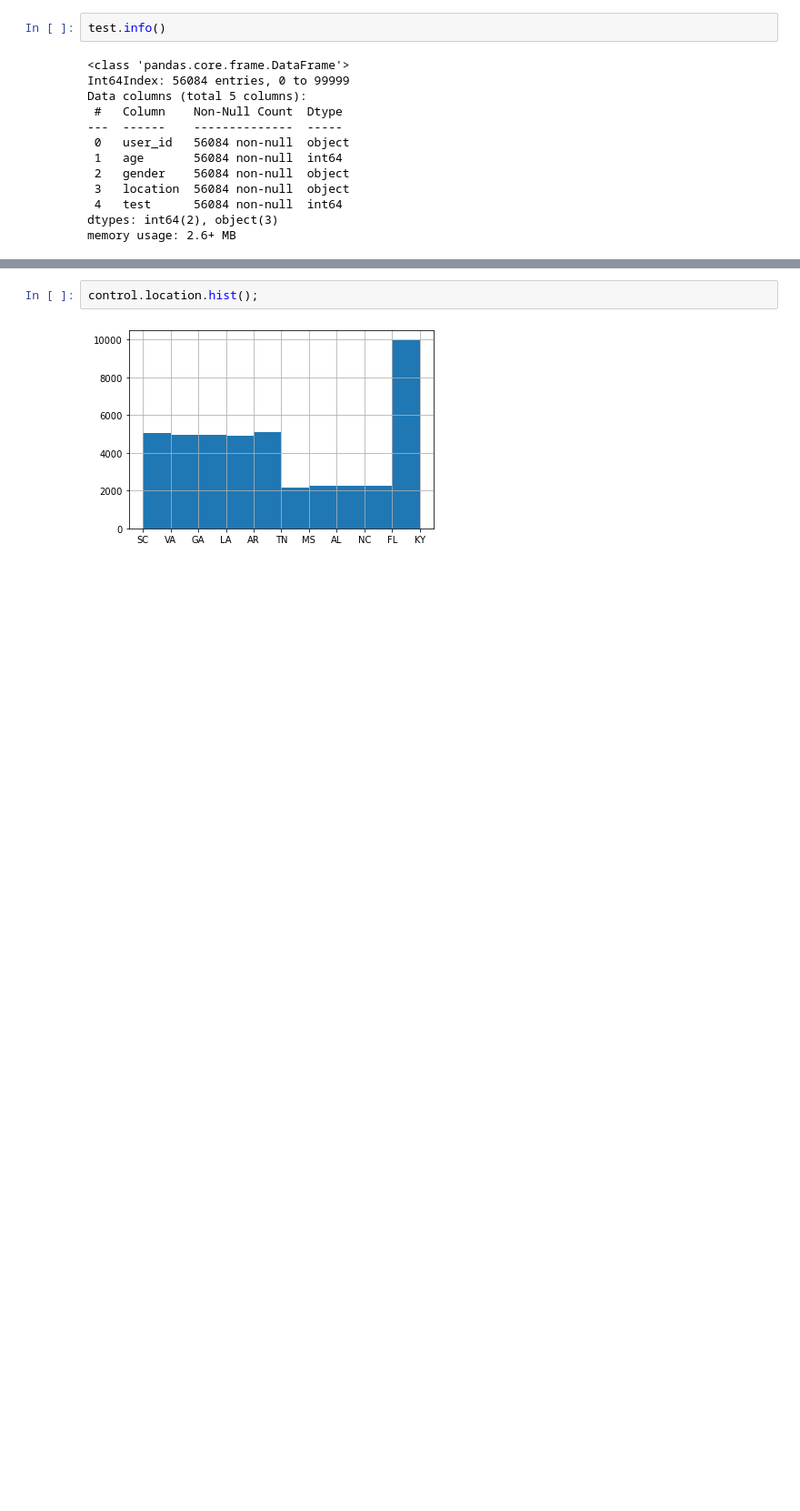
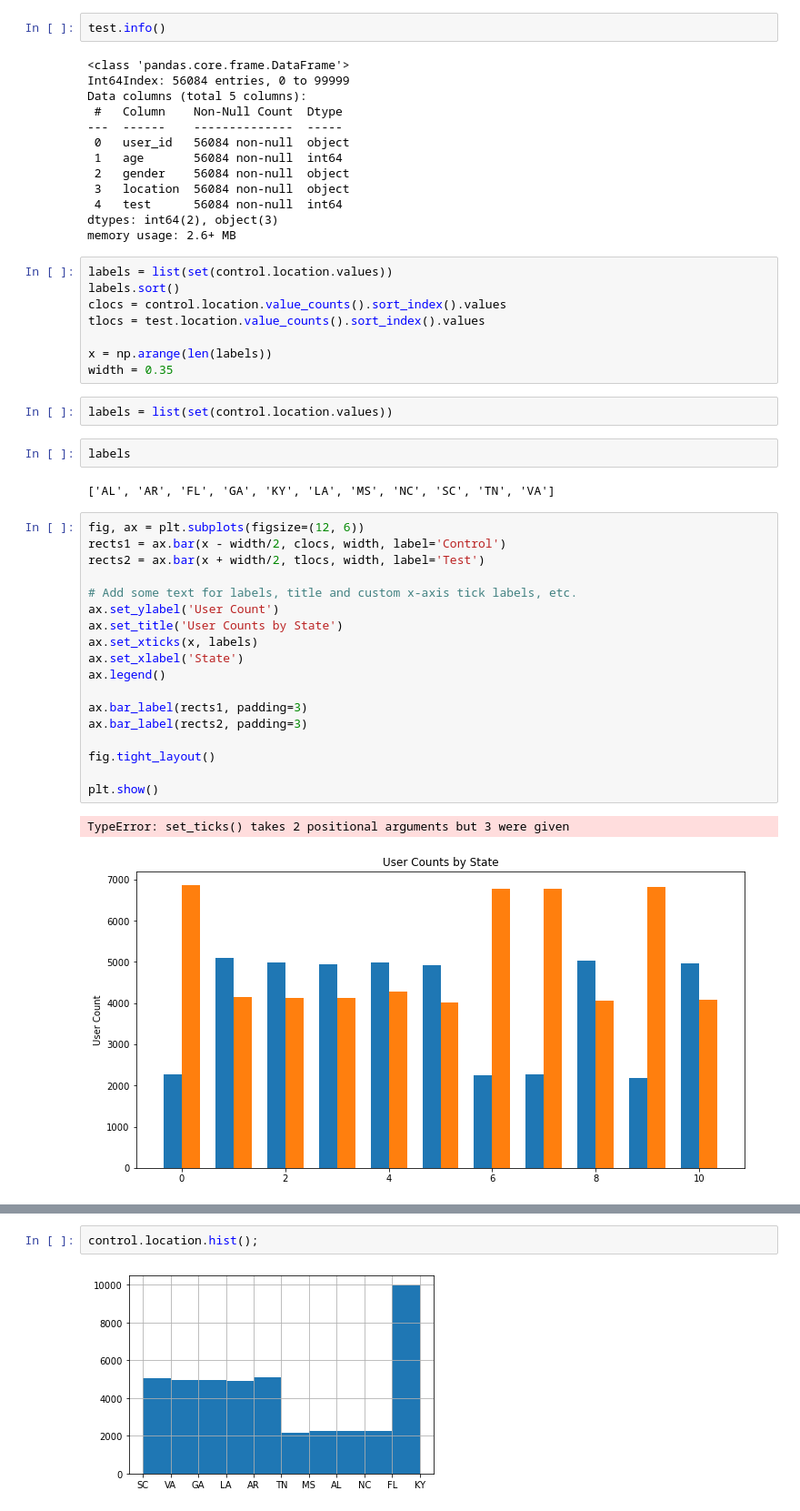
Before and after one commit to jkurdys/Vericast, a Jupyter notebook: notebooks/EDA.ipynb, the cells around one changed output, grey strips where cells are left out. Shown at 91% size. Drawn from its saved outputs; the diff is of its cells as text; blank space fills up the shorter version.

Commit message:
Added some graphs.

```diff
--- a/notebooks/EDA.ipynb
+++ b/notebooks/EDA.ipynb
@@ -163,3 +164,38 @@ Data columns (total 5 columns):
  4   test      56084 non-null  int64
 dtypes: int64(2), object(3)
 memory usage: 2.6+ MB
+# %%
+labels = list(set(control.location.values))
+labels.sort()
+clocs = control.location.value_counts().sort_index().values
+tlocs = test.location.value_counts().sort_index().values
+
+x = np.arange(len(labels))
+width = 0.35
+# %%
+labels = list(set(control.location.values))
+# %%
+labels
+# %% [output]
+['AL', 'AR', 'FL', 'GA', 'KY', 'LA', 'MS', 'NC', 'SC', 'TN', 'VA']
+# %%
+fig, ax = plt.subplots(figsize=(12, 6))
+rects1 = ax.bar(x - width/2, clocs, width, label='Control')
+rects2 = ax.bar(x + width/2, tlocs, width, label='Test')
+
+# Add some text for labels, title and custom x-axis tick labels, etc.
+ax.set_ylabel('User Count')
+ax.set_title('User Counts by State')
+ax.set_xticks(x, labels)
+ax.set_xlabel('State')
+ax.legend()
+
+ax.bar_label(rects1, padding=3)
+ax.bar_label(rects2, padding=3)
+
+fig.tight_layout()
+
+plt.show()
+# %% [output]
+TypeError: set_ticks() takes 2 positional arguments but 3 were given
+[figure, added]
```
Also changed, not shown: parts of 2 cells of this notebook.
